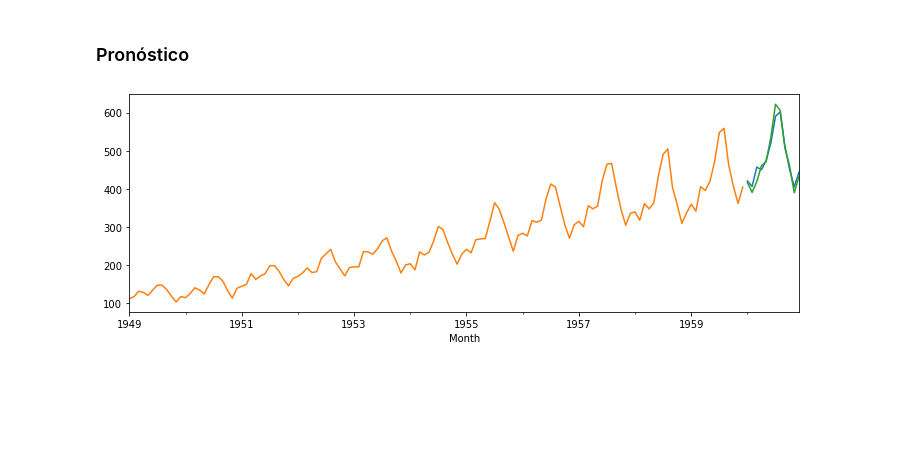
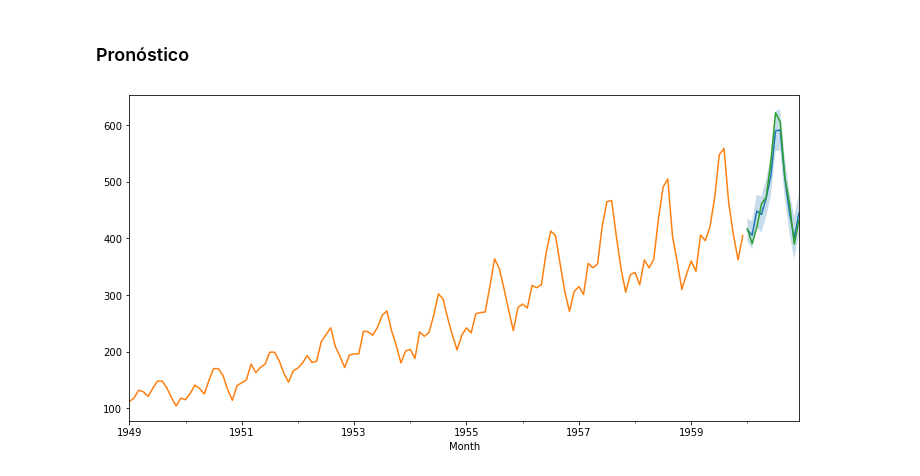
Before and after one commit to PabloJRW/Air-Passengers-Forecasting, a Jupyter notebook: notebooks/1.1 ARIMA.ipynb, the cells around one changed output. Cells and saved outputs as stored; diff of their text form; code cells hidden in the pictures; blank space fills up the shorter version.

```diff
--- a/notebooks/1.1 ARIMA.ipynb
+++ b/notebooks/1.1 ARIMA.ipynb
@@ -72,19 +72,20 @@ model_fit.save('../arima_model.pkl')
 # %%
 # Carga del modelo
 arima_model = ARIMAResults.load('../arima_model.pkl')
 
 # Pronóstico - 12 meses
 pred = arima_model.get_forecast(steps=12) # Forecast
 conf_int = pred.conf_int() # Confidence Interval
 
 # Visualización
-plt.figure(figsize=(12,4))
+plt.figure(figsize=(12,6))
 pred.predicted_mean.plot()
 train.plot()
 test.plot()
+plt.fill_between(conf_int.index, conf_int['lower AirPassengers'], conf_int['upper AirPassengers'], alpha=.25)
 plt.show()
 # %% [output]
-[figure, old version]
+[figure, new version]
 # %%
 # Test vs Forecast
 plt.figure(figsize=(12,4))
```
Also changed, not shown: parts of 3 cells of this notebook, 3 other files.
